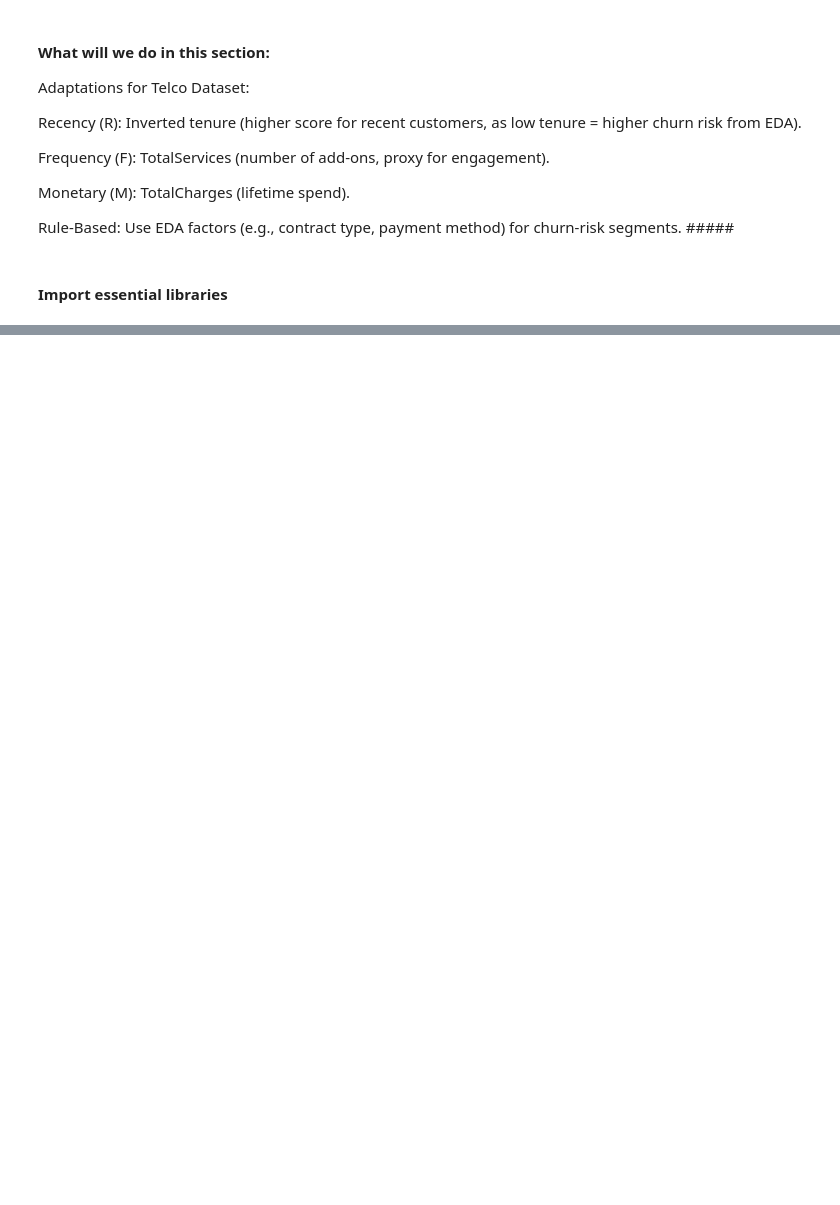
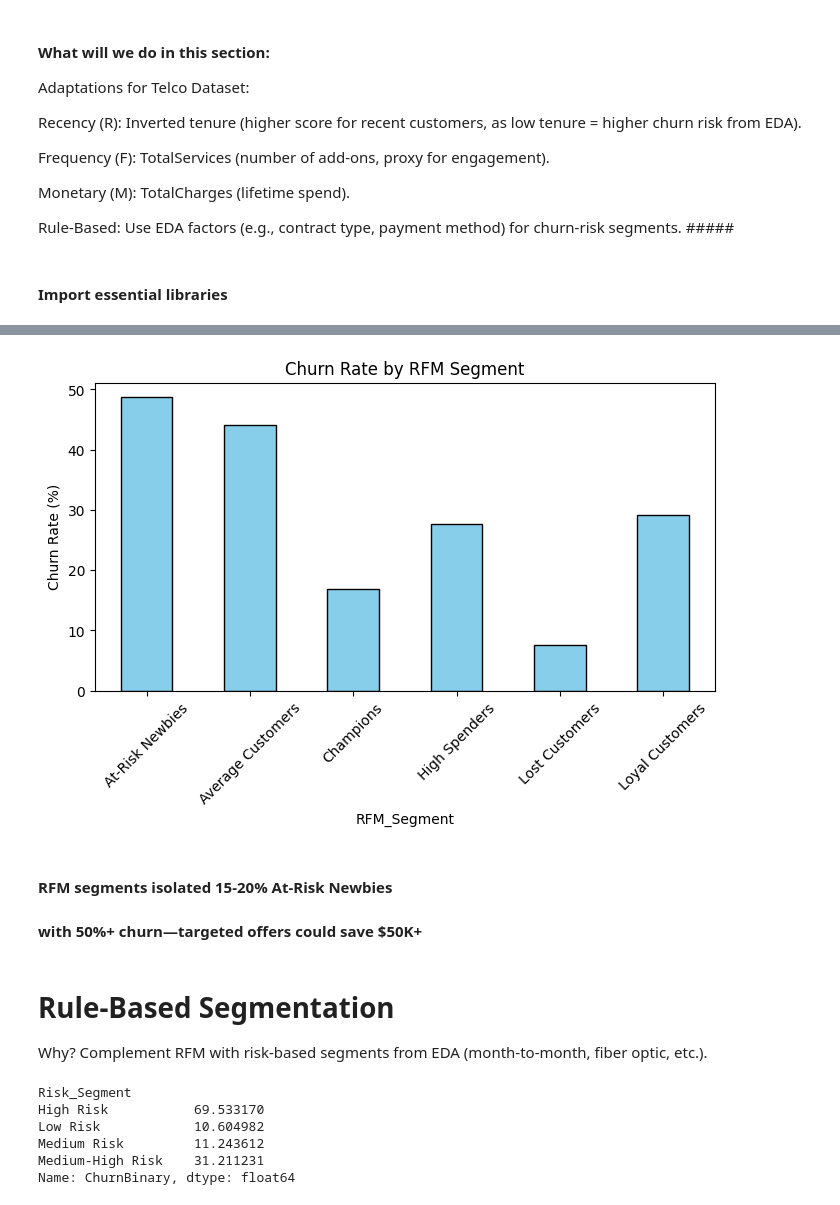
Before and after one commit to rakibakond95/Telco_customer_churn_analysis, a Jupyter notebook: Analyze_data/Customer_segmentation&behavior_analysis.ipynb, the cells around one changed output, grey strips where cells are left out. Drawn from its saved outputs; the diff is of its cells as text; code cells hidden in the pictures; blank space fills up the shorter version.

```diff
--- a/Analyze_data/Customer_segmentation&behavior_analysis.ipynb
+++ b/Analyze_data/Customer_segmentation&behavior_analysis.ipynb
@@ -30,0 +113,9 @@ telco.tail()
+# %%
+# Scoring with finer Recency bins
+telco['R_Score'] = pd.cut(telco['Recency'], bins=[0, 3, 6, 12, 24, telco['tenure'].max() + 1], labels=[1,2,3,4,5], include_lowest=True)
+telco['F_Score'] = pd.qcut(telco['Frequency'].rank(method='first'), 5, labels=[1,2,3,4,5])
+telco['M_Score'] = pd.qcut(telco['Monetary'], 5, labels=[1,2,3,4,5])
+telco['RFM_Score'] = telco['R_Score'].astype(str) + telco['F_Score'].astype(str) + telco['M_Score'].astype(str)
+
+# Sample
+print(telco[['Recency', 'Frequency', 'Monetary', 'R_Score', 'F_Score', 'M_Score', 'RFM_Score']].head())
@@ -30,0 +139,18 @@ telco.tail()
+# %%
+def rfm_segment(row):
+    r, f, m = int(row['R_Score']), int(row['F_Score']), int(row['M_Score'])
+    if r >= 4 and f >= 4 and m >= 4: return 'Champions'  # Long tenure, high engagement/spend
+    elif r >= 3 and f >= 3 and m >= 3: return 'Loyal Customers'  # Decent tenure/engagement/spend
+    elif m >= 4 and r >= 2: return 'High Spenders'  # High spend, not too new
+    elif r <= 2 and f <= 2: return 'At-Risk Newbies'  # New, low engagement
+    elif r >= 4 and f <= 2: return 'Lost Customers'  # Long tenure, low engagement
+    else: return 'Average Customers'
+
+telco['RFM_Segment'] = telco.apply(rfm_segment, axis=1)
+
+# Churn rate
+rfm_churn = telco.groupby('RFM_Segment')['ChurnBinary'].mean() * 100
+print(rfm_churn)
+
+# Segment sizes
+print(telco['RFM_Segment'].value_counts())
@@ -30,0 +186,33 @@ telco.tail()
+# %%
+rfm_churn.plot(kind='bar', figsize=(8,4), edgecolor='black', color='skyblue')
+plt.title('Churn Rate by RFM Segment'); plt.ylabel('Churn Rate (%)')
+plt.xticks(rotation=45)
+plt.savefig('../assets/rfm_churn.png'); plt.show()
+# %% [output]
+[figure, added]
+# %% [markdown]
+#### RFM segments isolated 15-20% At-Risk Newbies
+#### with 50%+ churn—targeted offers could save $50K+
+# %% [markdown]
+# Rule-Based Segmentation
+
+Why? Complement RFM with risk-based segments from EDA (month-to-month, fiber optic, etc.).
+# %%
+def risk_segment(row):
+    if row['tenure'] < 12 and row['MonthlyCharges'] > 70 and row['Contract'] == 'Month-to-month': return 'High Risk'
+    elif row['PaymentMethod'] == 'Electronic check' or row['InternetService'] == 'Fiber optic': return 'Medium-High Risk'
+    elif row['TotalServices'] < 3 or row['SeniorCitizen'] == 1: return 'Medium Risk'
+    else: return 'Low Risk'
+
+telco['Risk_Segment'] = telco.apply(risk_segment, axis=1)
+
+# Churn rate
+risk_churn = telco.groupby('Risk_Segment')['ChurnBinary'].mean() * 100
+print(risk_churn)
+# %% [output]
+Risk_Segment
+High Risk           69.533170
+Low Risk            10.604982
+Medium Risk         11.243612
+Medium-High Risk    31.211231
+Name: ChurnBinary, dtype: float64
```
Also changed, not shown: parts of 25 cells of this notebook.
